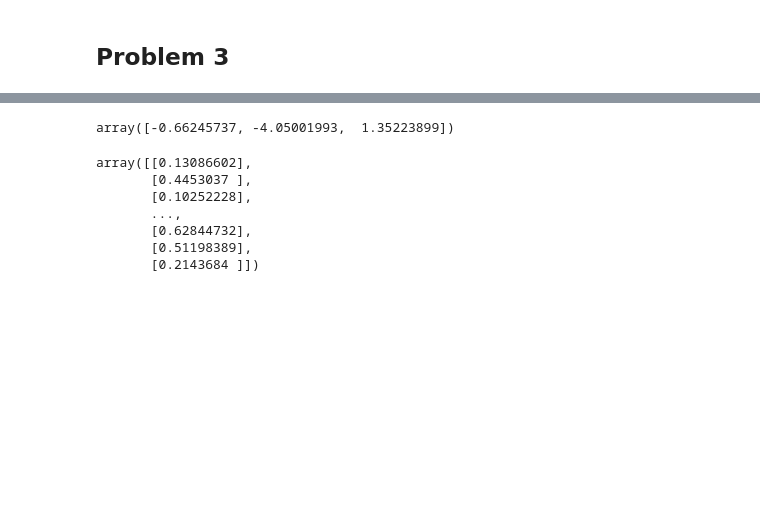
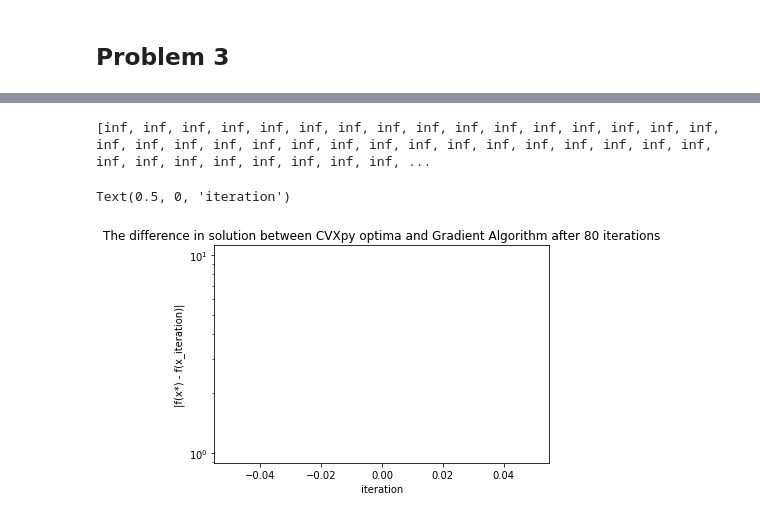
Before and after one commit to tylerhyang/ieor160hw4, a Jupyter notebook: hw4-caedivs.ipynb, the cells around one changed output, grey strips where cells are left out. Saved outputs shown, nothing was run; the diff lists cells and outputs as text; code cells hidden in the pictures; blank space fills up the shorter version.

Commit message:
need help with negative log inputs

```diff
--- a/hw4-caedivs.ipynb
+++ b/hw4-caedivs.ipynb
@@ -245,17 +242,4 @@ print("Minimum Value: {0}".format(res))
 # %%
-#log of second expression
-n = 3 # Set dimension to 1000
-A = np.random.rand(n, n) # Generate a random n x n matrix
-A = 1/2 * (A + A.T) # Generate a random symmetric matrix
-g = lambda x:(A / ((1 + A.dot(x)) * np.ones(n).T)).dot(np.ones(n)) # Define the g function
-h = lambda x: A.dot(np.diag(np.ones(n) / (1 + A.dot(x))**2)).dot(A) # Define the h function
-
 #gradient and hessian of full equations
-xi = np.array([1, 2, 3])
-#(A / ((1 + A.dot(x)) @ np.ones(n).T)).dot(np.ones(n))
 g = lambda x:  (2*x / (x**2 - 5)) - (A / ((1 + A.dot(x)) @ np.ones(n).T)).dot(np.ones(n))# gradient of first expression - second
 h = lambda x:  -(2 * (x**2 + 5) / ((x**2 - 5) ** 2)) - A.dot(np.diag(np.ones(n) / (1 + A.dot(x))**2)).dot(A)
-# %%
-g(h)
-# %% [output]
-array([-0.66245737, -4.05001993,  1.35223899])
@@ -262,10 +253,54 @@ array([-0.66245737, -4.05001993,  1.35223899])
 # %%
-xi
+delta = 10 ** (-3)
+x_vec = np.random.rand(n)
+gradient = g(x_vec)
+direction = -gradient
+beta = 0.01
+dpoints = []
+dpoints.append(x_vec)
+
+#calculate value of func
+def funcProb3(x_vec):
+    #issue!!!! here, how do we prevent these values from becoming negative in the log or through the iterations
+    #currently using absolute values to run but this is not working
+    return -np.sum(np.log(np.abs(5 - np.square(x_vec)))) - np.sum(np.log(np.abs(1 + A.T @ x_vec)))
+
+def newtonWithBacktrackingProb3(x_vec, gradient, delta, direction):
+    counter = 0
+    while counter < 80:
+    #while np.linalg.norm(g(x_vec)) > delta and counter < 80:
+        counter += 1
+
+        #reset alpha/counter, backtracking line search
+        alpha = 1
+        while ((funcProb3(x_vec + alpha * direction)) > (funcProb3(x_vec) + alpha * beta * gradient.T @ direction)):
+            alpha = beta * alpha
+
+        gradient = g(x_vec)
+        hess = h(x_vec)
+        direction =  -1 * np.linalg.inv(hess) @ gradient.T
+
+        #update points
+        x_vec[:] = x_vec + alpha * direction
+        dpoints.append(x_vec)
+    return dpoints
+
+dpoints = newtonWithBacktrackingProb3(x_vec, gradient, delta, direction)
+
+diff = []
+def draw(dpoints):
+    for i in range(len(dpoints)):
+        diff.append(abs(func(dpoints[i]) - func(opt_x_vec.value)))
+    print(diff)
+    return diff
+
+draw(dpoints)
+plt.yscale("log")
+plt.plot(diff, marker="o");
+plt.title("The difference in solution between CVXpy optima and Gradient Algorithm after 80 iterations");
+plt.ylabel("|f(x*) - f(x_iteration)|");
+plt.xlabel("iteration")
 # %% [output]
-array([[0.13086602],
-       [0.4453037 ],
-       [0.10252228],
-       ...,
-       [0.62844732],
-       [0.51198389],
-       [0.2143684 ]])
+[inf, inf, inf, inf, inf, inf, inf, inf, inf, inf, inf, inf, inf, inf, inf, inf, inf, inf, inf, inf, inf, inf, inf, inf, inf, inf, inf, inf, inf, inf, inf, inf, inf, inf, inf, inf, inf, inf, inf, inf, ...
+Text(0.5, 0, 'iteration')
+[figure, added]
```
Also changed, not shown: parts of 3 cells of this notebook.
